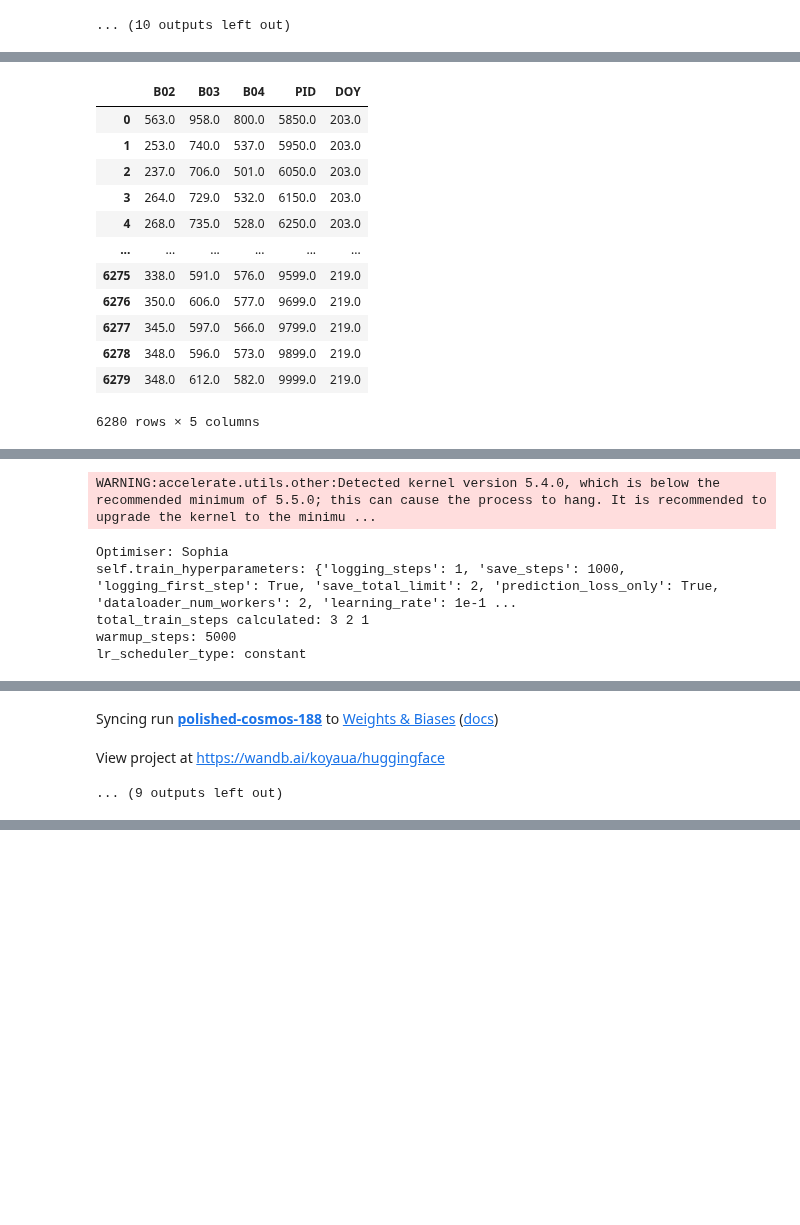
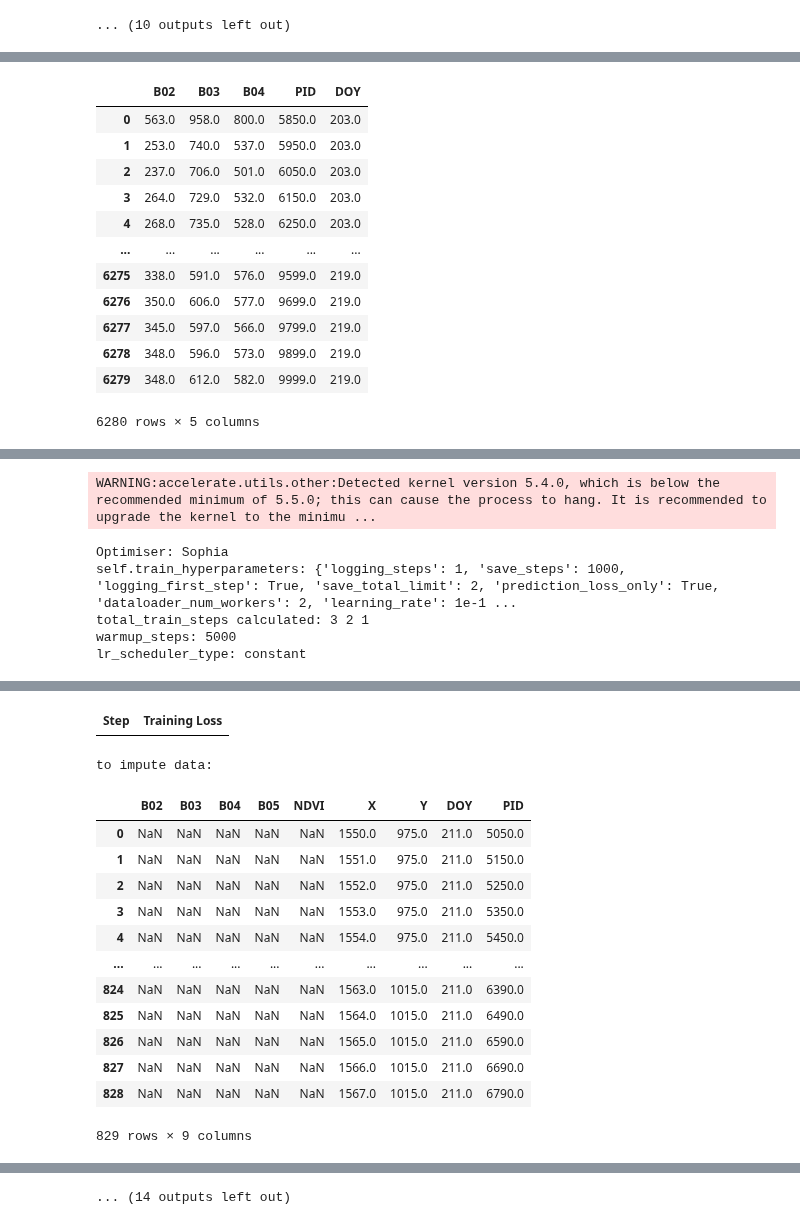
Before and after one commit to koyacolab/aispace, a Jupyter notebook: ainf.ipynb, the cells around one changed output, grey strips where cells are left out. Saved outputs shown, nothing was run; the diff lists cells and outputs as text; code cells hidden in the pictures; blank space fills up the shorter version.

```diff
--- a/ainf.ipynb
+++ b/ainf.ipynb
@@ -472,71 +459,44 @@ def GetModel(train_data, experiment_dir = 'A0[float]', load_model_path = 'run[3]
 
 # TRAINER_DICT.to_csv(f'{experiment_dir}.csv')
 # %%
-chkpt_list = [30000, 30000, 30000, 30000, 12000, 9000, 11000]
-chkpt_list = [8000, 8000, 8000, 16000, ]
-chkpt_list = [8000, 8000, 8000, 16000, ]
-chkpt_list = [32000, 32000, 64000, 32000, 28000, 28000, 28000]
-chkpt_list = [7000, 105000, 71000, 32000, 22000, 112000, 112000, 112000]
-chkpt_list = [24000, 152000, ]
-
 !pwd
 
-i_run = 1
+i_run = 0
 
-experiment_dir = 'A0[optim_sophia]'
-experiment_dir = 'A0[great_sophia]'
-experiment_dir = 'A0[RGB_TOK[ai]_sophia]'
-experiment_dir = f'A0[ONE_TOK[ai]]'
+EXP_NAME = 'A0[RGB_TOK[ai]]'
+chkpt_list = [22000, ]
 
-# fn
+# EXP_NAME = f'A0[RGB_TOK[distilgpt2]]'
+# chkpt_list = [22000, ]
 
 load_model_path_list = []
+experiment_dir_list  = []
 
 for i_run, chkpt in enumerate(chkpt_list):
-    load_model_path_list.append(f'run[{i_run}]/checkpoint-{chkpt}')
+    experiment_dir_list.append(f'{EXP_NAME}/run[{i_run}]')
+    load_model_path_list.append(f'{EXP_NAME}/run[{i_run}]/checkpoint-{chkpt}')
     # load_model_path_list.append(f'run[{i_run}]/model')
 
 print(load_model_path_list)
-# fn
 
-##### FOR ONE MANUAL PATHING #############################
-# experiment_dir=f'{experiment_dir}'
-# load_model_path=f'run[{i_run}]/checkpoint-16000'
+print('i_run:', i_run, load_model_path_list[i_run])
 
-# model = GetModel(train_data, experiment_dir = experiment_dir, load_model_path = load_model_path)
-
-# recovered_data = hls_data._impute(model=model, k=10000, max_length=5000) #, device='cpu')
-
-# recovered_file = f'{experiment_dir}/recovered_output_run[{i_run}].csv'
-# hls_data._save_recovered(imputed_file=recovered_file)
-# imputed_file = f'{experiment_dir}/imputed_output_run[{i_run}].csv'
-# hls_data._save_imputed(imputed_file=imputed_file)
-######################################################################
-
-# fn
-
-# for i_run, load_model_path in enumerate(load_model_path_list[-1]):
-# i_run = 4
-load_model_path = load_model_path_list[-1]
-
-print('i_run:', i_run, load_model_path)
-# fn
-# load_model_path_list=f'run[{i_run}]/checkpoint-16000'
 train_columns_list = ['B02', 'B03', 'B04', 'PID', 'DOY']
 
+i_run = 0
 model = GetModel(train_data[train_columns_list],
-                 experiment_dir = experiment_dir,
-                 load_model_path = load_model_path,
-                 # tokenizer='distilgpt2')
-                 tokenizer='aispace-tokenizer')
+                 experiment_dir = experiment_dir_list[i_run],
+                 load_model_path = load_model_path_list[i_run],
+                 tokenizer=load_model_path_list[i_run],)
+                 # tokenizer=f"{EXP_NAME}/aispace-tokenizer")
 # model = []
 
-recovered_data = hls_data._impute(model=model, k=10000, max_length=1000, temperature=0.01) #, device='cpu')
+recovered_data = hls_data._impute(model=model, k=10000, max_length=60, temperature=0.01) #, device='cpu')
 
-imputed_file = f'{experiment_dir}/recovered_output_run[{i_run}].csv'
+imputed_file = f'{EXP_NAME}/recovered_output_run[{i_run}].csv'
 hls_data._save_recovered(imputed_file=imputed_file)
 
-imputed_file = f'{experiment_dir}/imputed_output_run[{i_run}].csv'
+imputed_file = f'{EXP_NAME}/imputed_output_run[{i_run}].csv'
 hls_data._save_imputed(imputed_file=imputed_file)
 # %% [output]
 /home
@@ -586,3 +528,15 @@ Run data is saved locally in /home/wandb/run-20231108_124723-nr4sok8u
-Syncing run polished-cosmos-188 to Weights & Biases (docs)
-View project at https://wandb.ai/koyaua/huggingface
+| Step | Training Loss |
-... (9 outputs left out)
+to impute data:
+|  | B02 | B03 | B04 | B05 | NDVI | X | Y | DOY | PID |
+| 0 | NaN | NaN | NaN | NaN | NaN | 1550.0 | 975.0 | 211.0 | 5050.0 |
+| 1 | NaN | NaN | NaN | NaN | NaN | 1551.0 | 975.0 | 211.0 | 5150.0 |
+| 2 | NaN | NaN | NaN | NaN | NaN | 1552.0 | 975.0 | 211.0 | 5250.0 |
+| 3 | NaN | NaN | NaN | NaN | NaN | 1553.0 | 975.0 | 211.0 | 5350.0 |
+| 4 | NaN | NaN | NaN | NaN | NaN | 1554.0 | 975.0 | 211.0 | 5450.0 |
+| ... | ... | ... | ... | ... | ... | ... | ... | ... | ... |
+| 824 | NaN | NaN | NaN | NaN | NaN | 1563.0 | 1015.0 | 211.0 | 6390.0 |
+| 825 | NaN | NaN | NaN | NaN | NaN | 1564.0 | 1015.0 | 211.0 | 6490.0 |
+| 826 | NaN | NaN | NaN | NaN | NaN | 1565.0 | 1015.0 | 211.0 | 6590.0 |
+| 827 | NaN | NaN | NaN | NaN | NaN | 1566.0 | 1015.0 | 211.0 | 6690.0 |
+| 828 | NaN | NaN | NaN | NaN | NaN | 1567.0 | 1015.0 | 211.0 | 6790.0 |
+829 rows × 9 columns
@@ -589,2 +555,3 @@ View project at https://wandb.ai/koyaua/huggingface
+... (14 outputs left out)
 # %%
 
```
Also changed, not shown: parts of 4 cells of this notebook, 3 other files.
